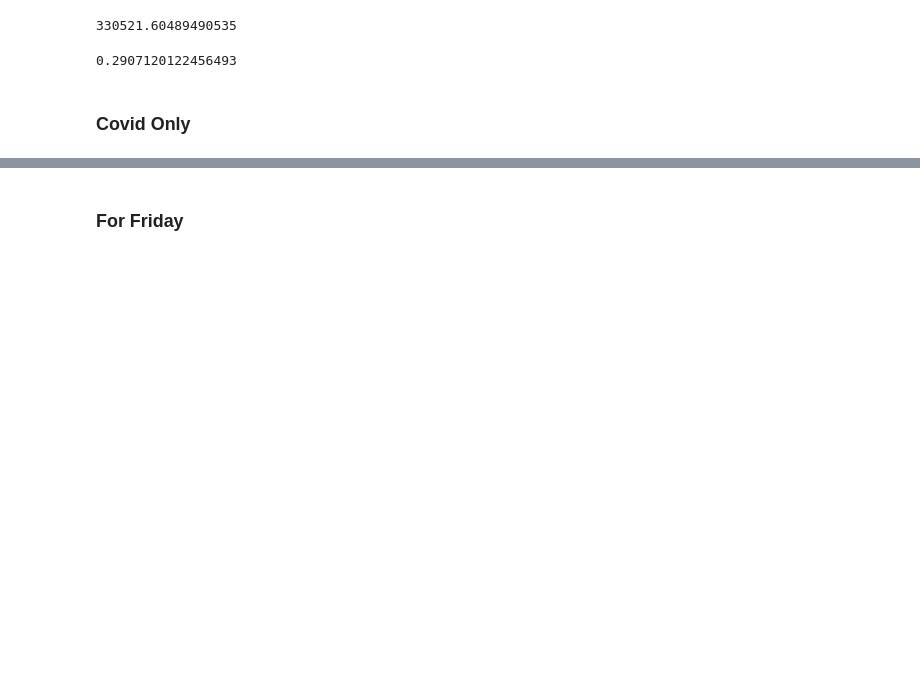
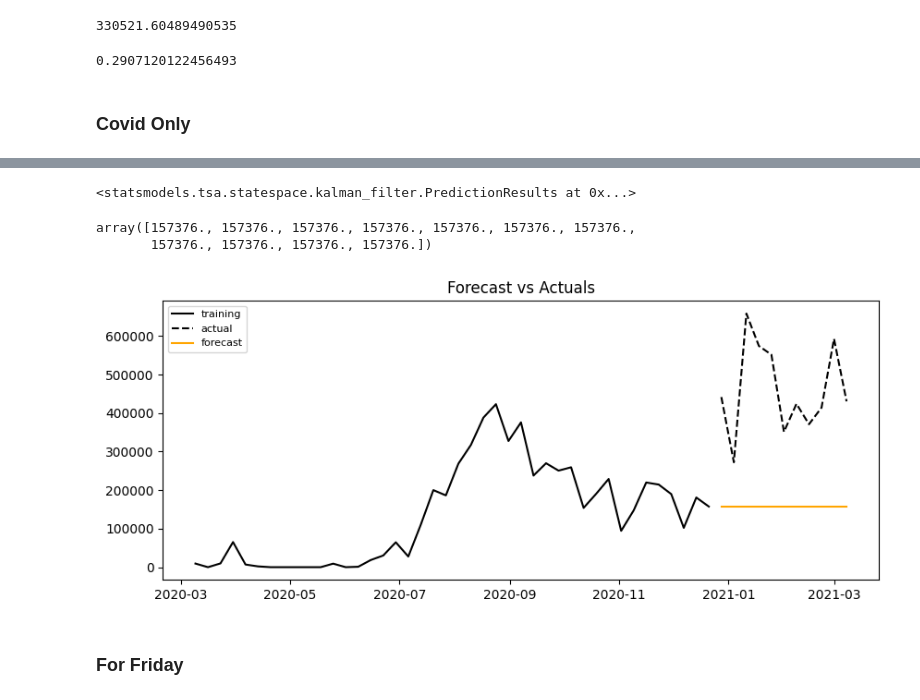
Before and after one commit to valeria0801/Insurance_claiming_forecasting, a Jupyter notebook: notebooks/Arima models With and Without Covid.ipynb, the cells around one changed output, grey strips where cells are left out. Saved outputs shown, nothing was run; the diff lists cells and outputs as text; code cells hidden in the pictures; blank space fills up the shorter version.

Commit message:
created final models

```diff
--- a/notebooks/Arima models With and Without Covid.ipynb
+++ b/notebooks/Arima models With and Without Covid.ipynb
@@ -299,3 +324,30 @@ mean_absolute_percentage_error(best_sarima_performance['amount'], best_sarima_pe
+# %%
+# Build model
+best_sarima = SARIMAX(train_co, order=(0, 1, 0),seasonal_order=(0,0,0,0))
+best_sarima = best_sarima.fit()
+
+# Forecast
+best_results = best_sarima.get_forecast(len(test_co), alpha=0.05)
+best_forecast = best_results.predicted_mean
+best_confidence_int = best_results.conf_int()
+# %%
+prediction= best_sarima.get_prediction(start='2020-12-28', end='2021-03-08', dynamic = True, full_results = True)
+# %%
+prediction.prediction_results
+# %% [output]
+<statsmodels.tsa.statespace.kalman_filter.PredictionResults at 0x...>
+# %%
+prediction.prediction_results.forecasts[0]
+# %% [output]
+array([157376., 157376., 157376., 157376., 157376., 157376., 157376.,
+       157376., 157376., 157376., 157376.])
+# %%
+predicted = prediction.prediction_results.forecasts[0]
+# %%
+# Plotting
+plot_forecast(predicted, train_co, test_co)
+# %% [output]
+[figure, added]
 # %% [markdown]
 ### For Friday
 # %%
```
Also changed, not shown: parts of 6 cells of this notebook, 4 other files.
